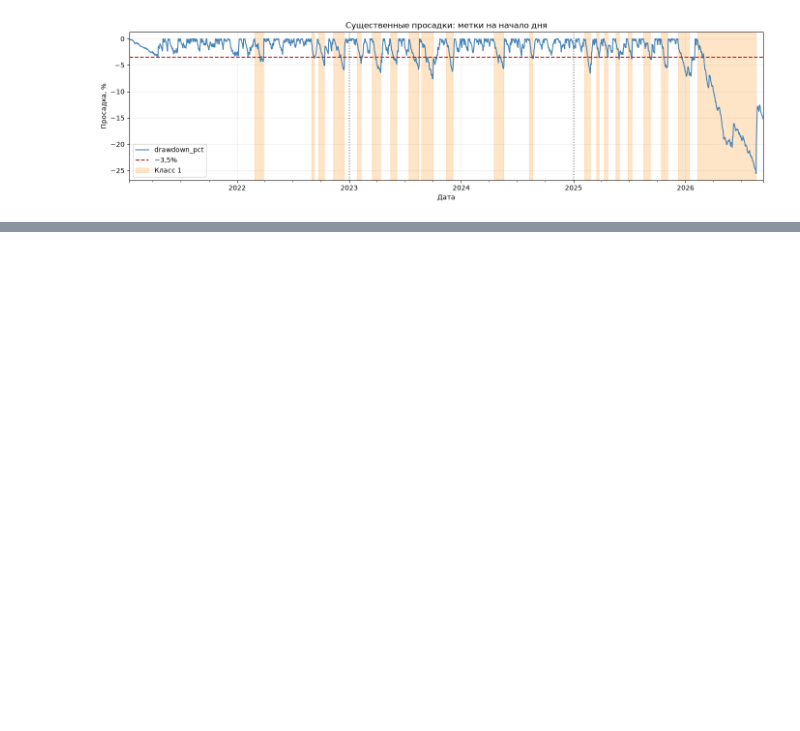
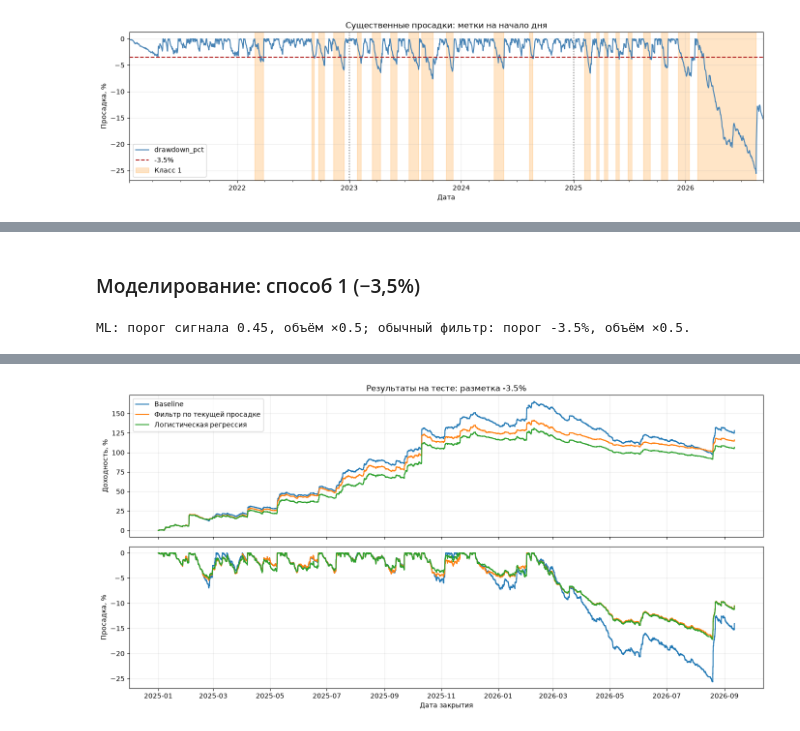
Before and after one commit to NikitaDzigurda/trading-strategy-risk-analysis, a Jupyter notebook: notebooks/05_drawdown_ml_analysis.ipynb, the cells around one changed output, grey strips where cells are left out. Saved outputs shown, nothing was run; the diff lists cells and outputs as text; code cells hidden in the pictures; blank space fills up the shorter version.

```diff
--- a/notebooks/05_drawdown_ml_analysis.ipynb
+++ b/notebooks/05_drawdown_ml_analysis.ipynb
@@ -322,0 +325,6 @@ plt.show()
+# %% [markdown]
+### Моделирование: способ 1 (−3,5%)
+# %%
+study_1 = run_study(labels_1, -3.5)
+# %% [output]
+ML: порог сигнала 0.45, объём ×0.5; обычный фильтр: порог -3.5%, объём ×0.5.
@@ -322,0 +357 @@ plt.show()
+[figure, added]
```
Also changed, not shown: parts of 19 cells of this notebook, 1 other file.
